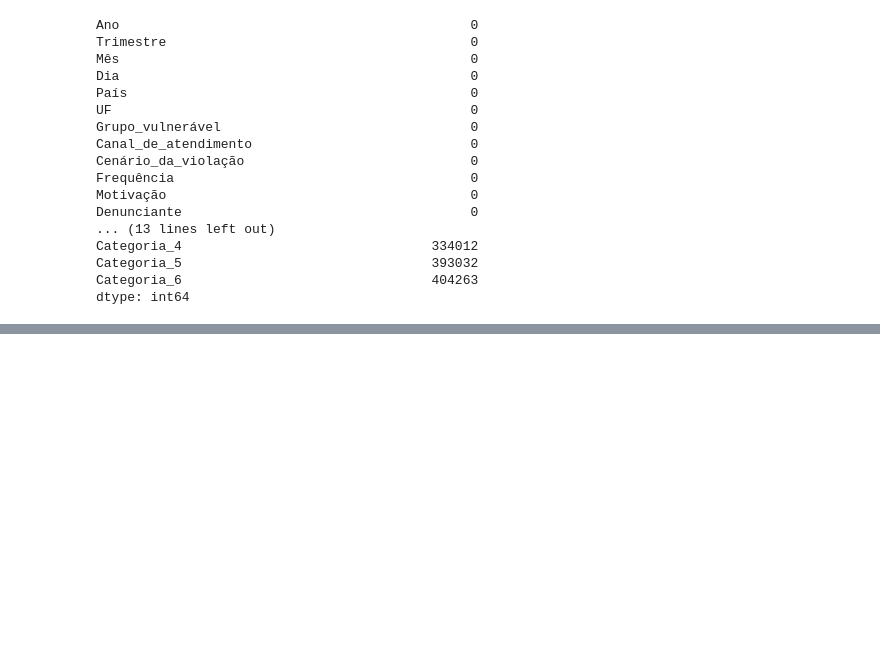
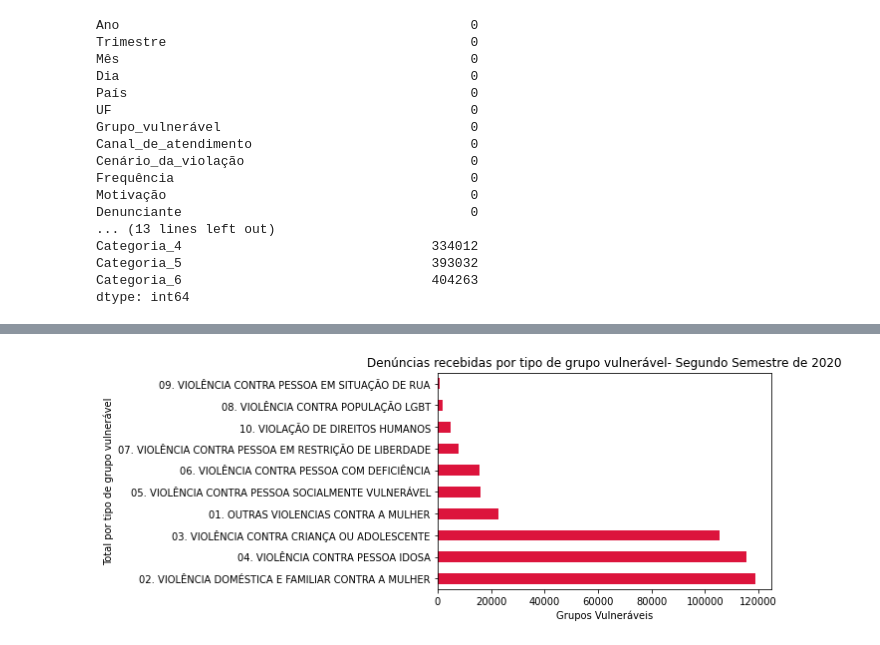
Before and after one commit to filledeoya9/Analise-dos-Dados-das-denuncias-de-violacao-de-direitos-humanos-e-violencia-contra-a-mulher-, a Jupyter notebook: Analise_dos_Dados_das_denuncias_de_violacao_de_direitos_humanos_e_violencia_contra_a_mulher.ipynb, the cells around one changed output, grey strips where cells are left out. Saved outputs shown, nothing was run; the diff lists cells and outputs as text; code cells hidden in the pictures; blank space fills up the shorter version.

```diff
--- a/Analise_dos_Dados_das_denuncias_de_violacao_de_direitos_humanos_e_violencia_contra_a_mulher.ipynb
+++ b/Analise_dos_Dados_das_denuncias_de_violacao_de_direitos_humanos_e_violencia_contra_a_mulher.ipynb
@@ -89,0 +92,7 @@ plt.xlabel ("Meses");
+# %%
+
+df['Grupo_vulnerável'].value_counts().plot.barh(title="Denúncias recebidas por tipo de grupo vulnerável- Segundo Semestre de 2020", color="crimson");
+plt.ylabel ("Total por tipo de grupo vulnerável");
+plt.xlabel ("Grupos Vulneráveis");
+# %% [output]
+[figure, added]
```
Also changed, not shown: parts of 3 cells of this notebook.
